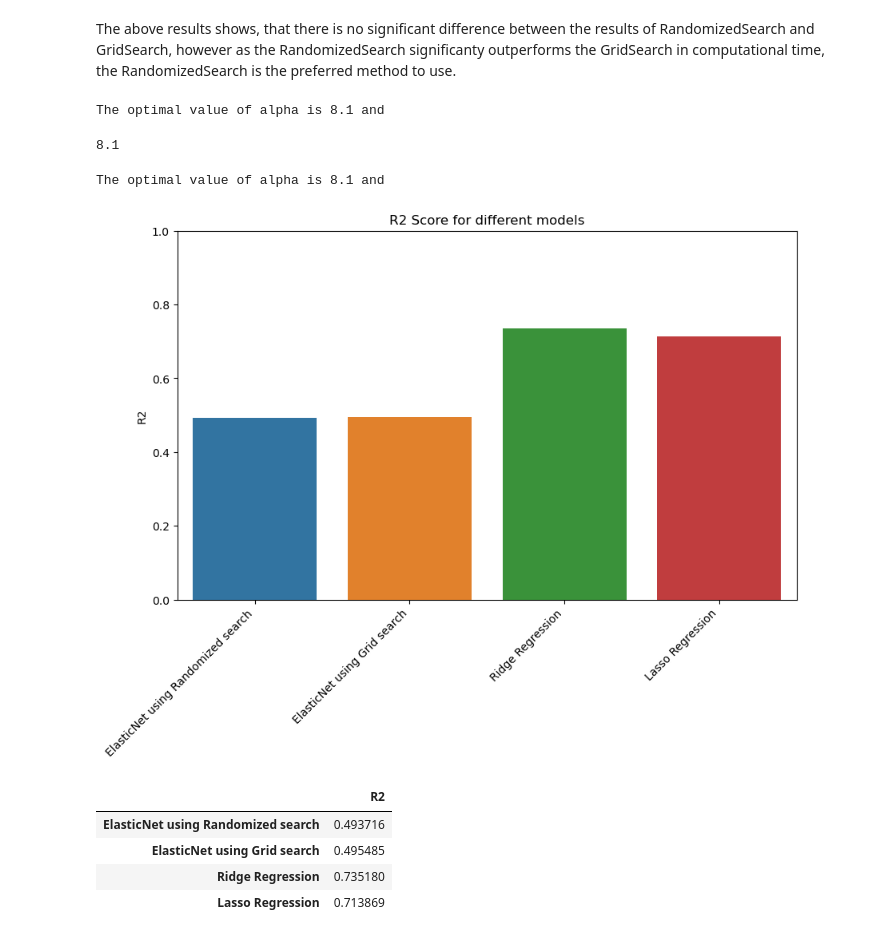
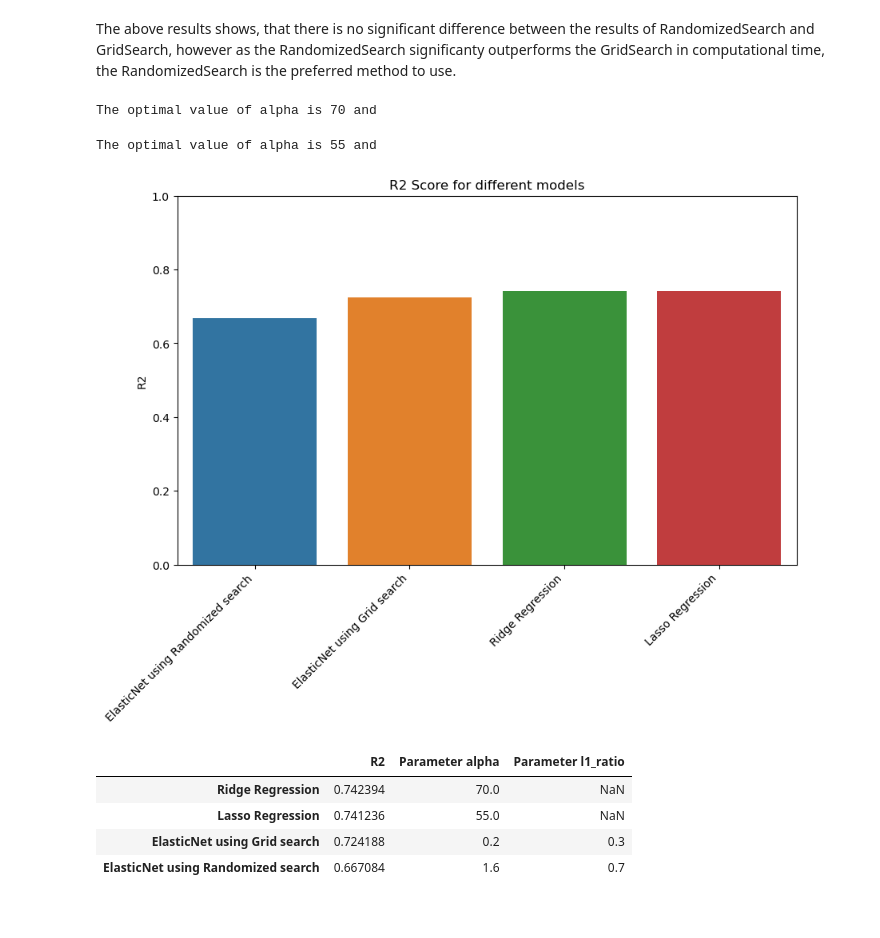
Before and after one commit to izsom/BusinessIntelligence, a Jupyter notebook: Sub3/4modeling.ipynb, the cells around one changed output. Saved outputs shown, nothing was run; the diff lists cells and outputs as text; code cells hidden in the pictures.

```diff
--- a/Sub3/4modeling.ipynb
+++ b/Sub3/4modeling.ipynb
@@ -41,6 +40,13 @@ shapes = {
 		'test':  str(y_test.shape),
 	}
 }
+# scale the data
+scaler = StandardScaler()
+scaler.fit(X_train)
+X_train = scaler.transform(X_train)
+
+X_val = scaler.transform(X_val)
+X_test = scaler.transform(X_test)
 
 # find maximum widths of
 # [0] split names
@@ -69,6 +75,6 @@ y_val  : (1791,)
 y_test : (1791,)
 # %%
 alphas = list(sorted(set(
-	[(alpha**2)/10 for alpha in range(1, 11)] + [ratio / 10 for ratio in range(1, 30)]
+	[ratio / 10 for ratio in range(1, 20)] + [numb for numb in range(20, 100,5)]
 )))
 l1_ratios = np.arange(0, 1, 0.1).tolist()
@@ -79,11 +85,10 @@ print(alphas)
 # %%
 def parameter_search(
 	method: str,
-	estimator = ElasticNet(max_iter=100_000),
+	estimator = ElasticNet(),
 	params = {'alpha': alphas, 'l1_ratio': l1_ratios},
 	scoring = 'r2',
-	cv: int = 3,
-	nIter: int = 10
+	cv: int = 3
 ):
 	match method:
 		case 'random':
@@ -92,19 +97,18 @@ def parameter_search(
 				param_distributions = params,
 				scoring = scoring,
 				cv = cv,
-				random_state = seed,
-				n_iter=nIter
+				random_state = seed
 			)
 		case 'grid':
 			searcher = GridSearchCV(
-				estimator = ElasticNet(),
+				estimator = estimator,
 				param_grid = params,
 				scoring = scoring,
 				cv = cv,
 			)
 
 	#searcher.fit(X_train, y_train)
-	searcher.fit(StandardScaler().fit_transform(X_train), y_train)
+	searcher.fit(X_train, y_train)
 
 	best_alpha = searcher.best_params_['alpha']
 	if params.get("l1_ratio") is not None:
@@ -153,15 +153,14 @@ The above results shows, that there is no significant difference between the res
 # %%
 best_alpha_random_ridge = parameter_search('random', Ridge(), params={'alpha': alphas})
 # %% [output]
-The optimal value of alpha is 8.1 and
+The optimal value of alpha is 70 and
-8.1
 # %%
 best_alpha_random_lasso = parameter_search('random', Lasso(), params={'alpha': alphas})
 # %% [output]
-The optimal value of alpha is 8.1 and
+The optimal value of alpha is 55 and
 # %%
 alphasToTest = [best_alpha_random, best_alpha_grid, best_alpha_random_ridge, best_alpha_random_lasso]
-l1_ratiosToTest = [best_l1_random, best_l1_grid]
+l1_ratiosToTest = [best_l1_random, best_l1_grid, np.NaN, np.NaN]
 Results = {} #['ElasticNet Randomized', 'ElasticNet Grid', 'Ridge Randomized', 'Lasso Randomized']
 # ElasticNet Randomized
 reg_mod = ElasticNet(alpha=alphasToTest[0], l1_ratio=l1_ratiosToTest[0])
@@ -189,21 +188,25 @@ r2 = r2_score(y_val, y_pred)
 Results['Lasso Regression'] = r2
 # %%
 results_df = pd.DataFrame.from_dict(Results, orient='index', columns=['R2'])
+results_df["Parameter alpha"] = alphasToTest
+results_df["Parameter l1_ratio"] = l1_ratiosToTest
 plt.figure(figsize=(10, 6))
 ax = sns.barplot(x = results_df.index , y=results_df.R2)
 ax.set(ylim=(0, 1))
 ax.set_xticklabels(ax.get_xticklabels(), rotation=45, ha='right')
 plt.title('R2 Score for different models')
 plt.savefig('diagrams/model_check.png')
 plt.show()
 #results_df.plot(kind='bar', rot=45, legend=False, title='R2 for different models')
 # %% [output]
-[figure, old version]
+[figure, new version]
 # %%
+results_df.sort_values(by='R2', ascending=False, inplace=True)
+results_df.to_csv('./data/model_results.csv')
 results_df
 # %% [output]
-|  | R2 |
-| ElasticNet using Randomized search | 0.493716 |
-| ElasticNet using Grid search | 0.495485 |
-| Ridge Regression | 0.735180 |
-| Lasso Regression | 0.713869 |
+|  | R2 | Parameter alpha | Parameter l1_ratio |
+| Ridge Regression | 0.742394 | 70.0 | NaN |
+| Lasso Regression | 0.741236 | 55.0 | NaN |
+| ElasticNet using Grid search | 0.724188 | 0.2 | 0.3 |
+| ElasticNet using Randomized search | 0.667084 | 1.6 | 0.7 |
```
Also changed, not shown: parts of 8 cells of this notebook, 3 other files.
